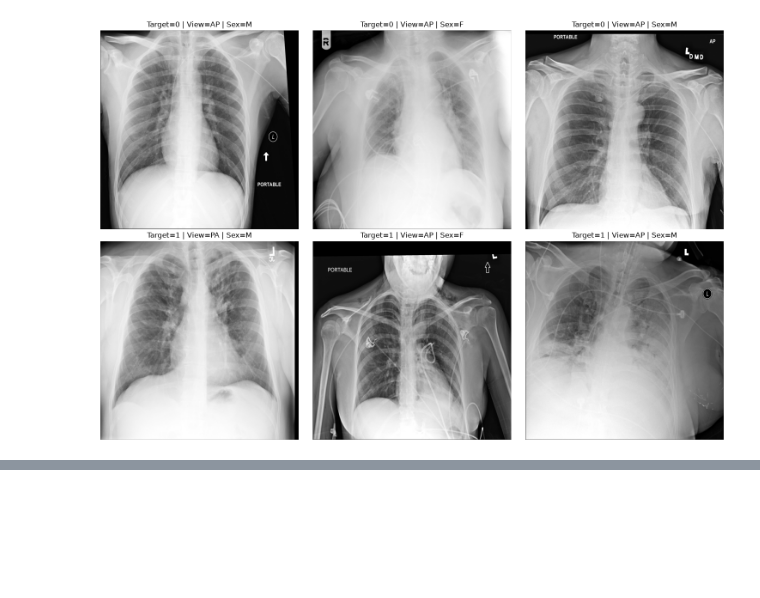
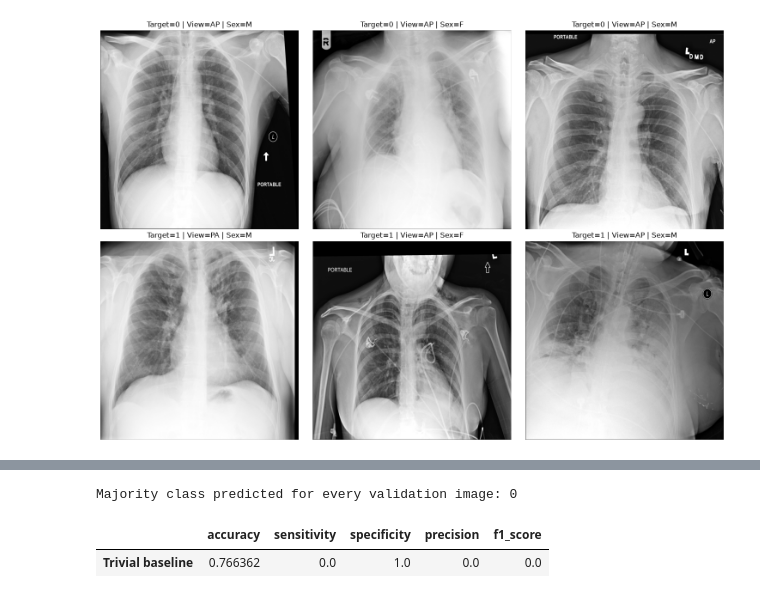
Before and after one commit to mohamedmaherabdalla/MedAI-A1, a Jupyter notebook: working.ipynb, the cells around one changed output, grey strips where cells are left out. Drawn from its saved outputs; the diff is of its cells as text; code cells hidden in the pictures; blank space fills up the shorter version.

```diff
--- a/working.ipynb
+++ b/working.ipynb
@@ -315,0 +379,31 @@ plt.show()
+# %%
+majority_class = train_df["Target"].mode().iat[0]
+
+y_val = val_df["Target"]
+trivial_predictions = np.full(len(val_df), majority_class)
+
+tn, fp, fn, tp = confusion_matrix(
+    y_val,
+    trivial_predictions,
+    labels=[0, 1],
+).ravel()
+
+trivial_baseline_metrics = pd.DataFrame(
+    {
+        "accuracy": [accuracy_score(y_val, trivial_predictions)],
+        "sensitivity": [recall_score(y_val, trivial_predictions, zero_division=0)],
+        "specificity": [tn / (tn + fp)],
+        "precision": [
+            precision_score(y_val, trivial_predictions, zero_division=0)
+        ],
+        "f1_score": [f1_score(y_val, trivial_predictions, zero_division=0)],
+    },
+    index=["Trivial baseline"],
+)
+
+print("Majority class predicted for every validation image:", majority_class)
+display(trivial_baseline_metrics)
+# %% [output]
+Majority class predicted for every validation image: 0
+|  | accuracy | sensitivity | specificity | precision | f1_score |
+| Trivial baseline | 0.766362 | 0.0 | 1.0 | 0.0 | 0.0 |
```
Also changed, not shown: parts of 3 cells of this notebook.
